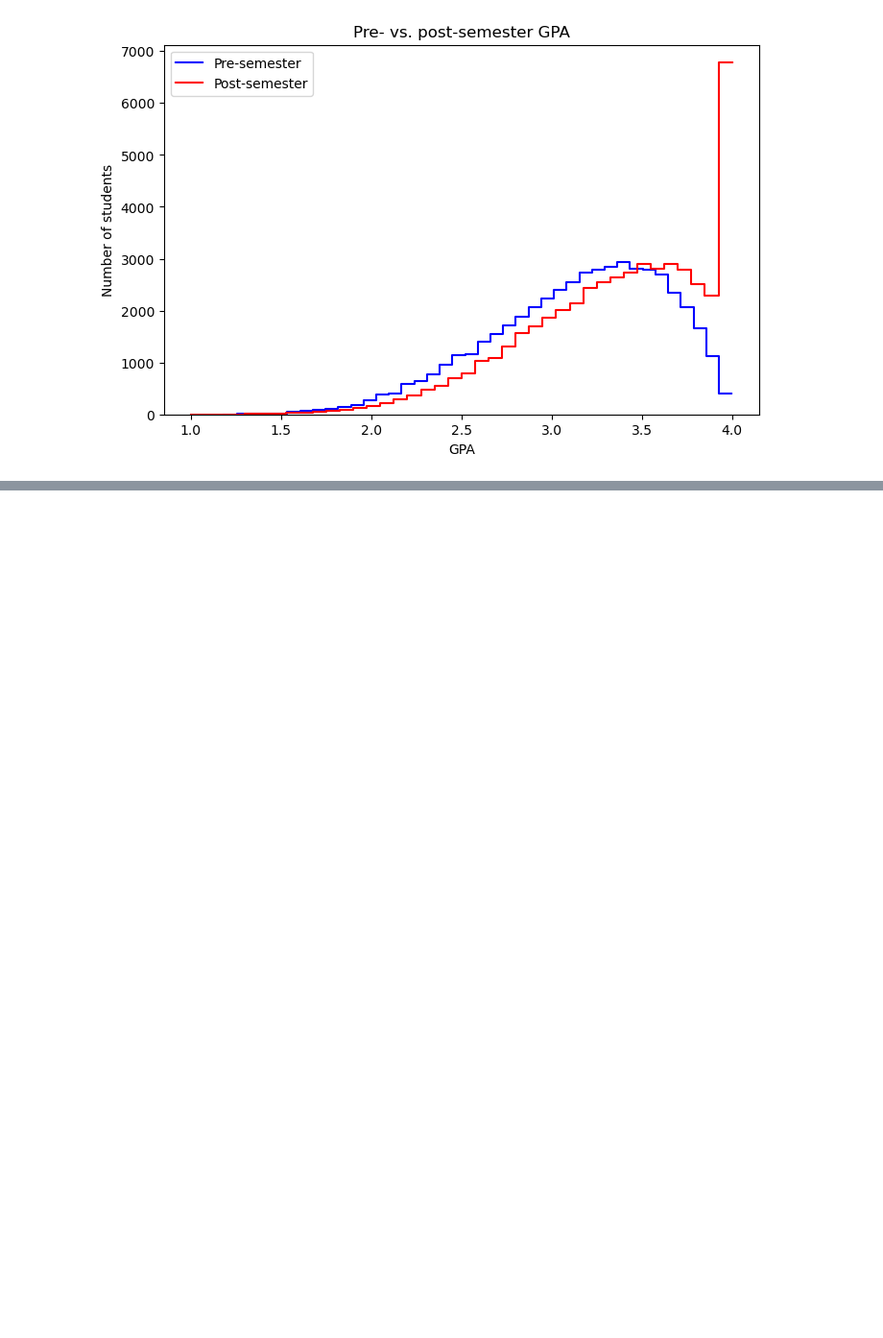
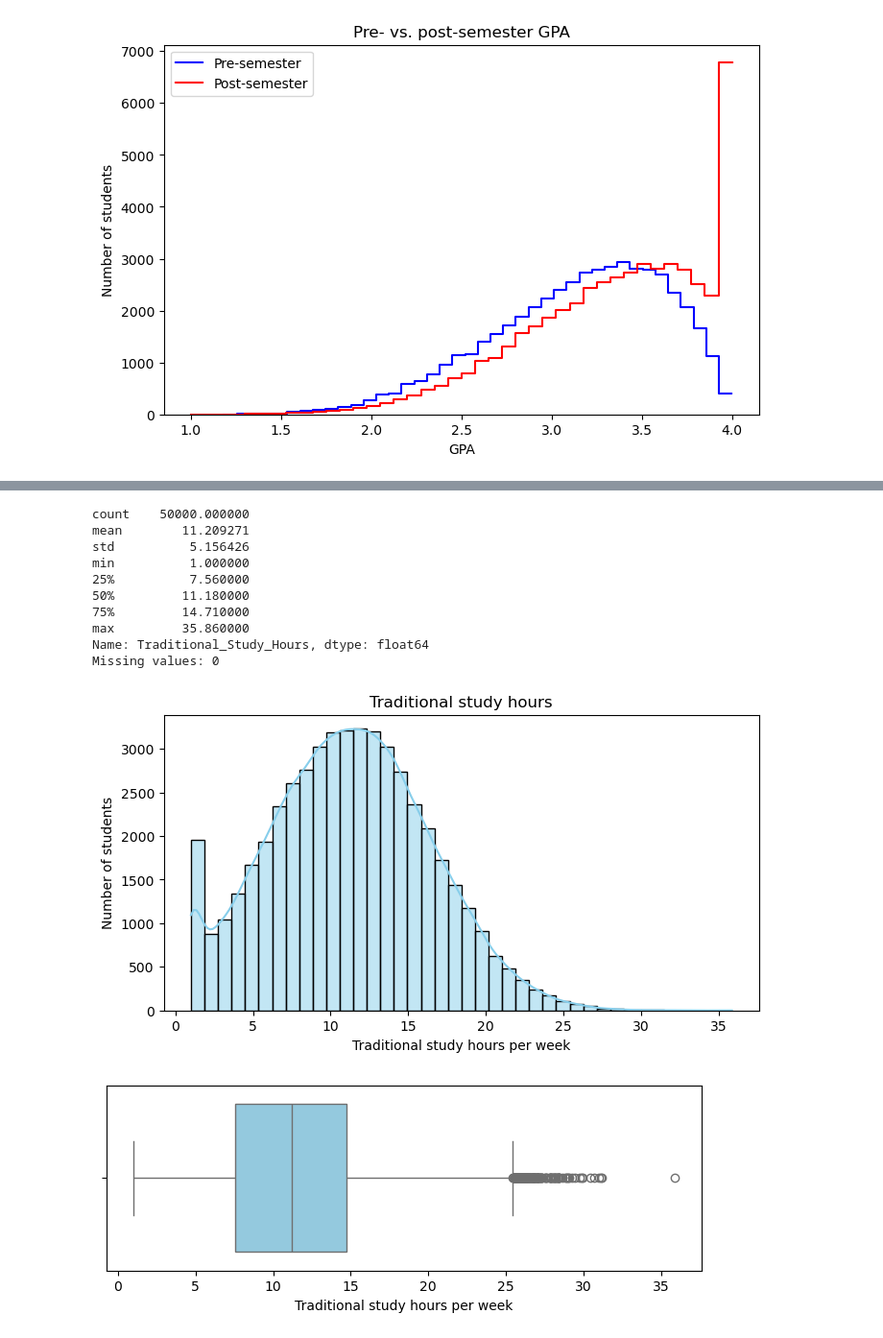
Before and after one commit to Snehashharmaa/cs418-learning-without-ai, a Jupyter notebook: data_acquisition.ipynb, the cells around one changed output, grey strips where cells are left out. Shown at 96% size. Saved outputs shown, nothing was run; the diff lists cells and outputs as text; code cells hidden in the pictures; blank space fills up the shorter version.

```diff
--- a/data_acquisition.ipynb
+++ b/data_acquisition.ipynb
@@ -250,0 +300,28 @@ plt.show()
+# %%
+print(df_p2["Traditional_Study_Hours"].describe())
+print("Missing values:", df_p2["Traditional_Study_Hours"].isna().sum())
+
+plt.figure(figsize=(8, 4))
+sns.histplot(df_p2["Traditional_Study_Hours"], bins=40, kde=True, color="skyblue")
+plt.xlabel("Traditional study hours per week")
+plt.ylabel("Number of students")
+plt.title("Traditional study hours")
+plt.show()
+
+plt.figure(figsize=(8, 2.5))
+sns.boxplot(x=df_p2["Traditional_Study_Hours"], color="skyblue")
+plt.xlabel("Traditional study hours per week")
+plt.show()
+# %% [output]
+count    50000.000000
+mean        11.209271
+std          5.156426
+min          1.000000
+25%          7.560000
+50%         11.180000
+75%         14.710000
+max         35.860000
+Name: Traditional_Study_Hours, dtype: float64
+Missing values: 0
+[figure, added]
+[figure, added]
```
Also changed, not shown: parts of 12 cells of this notebook.
